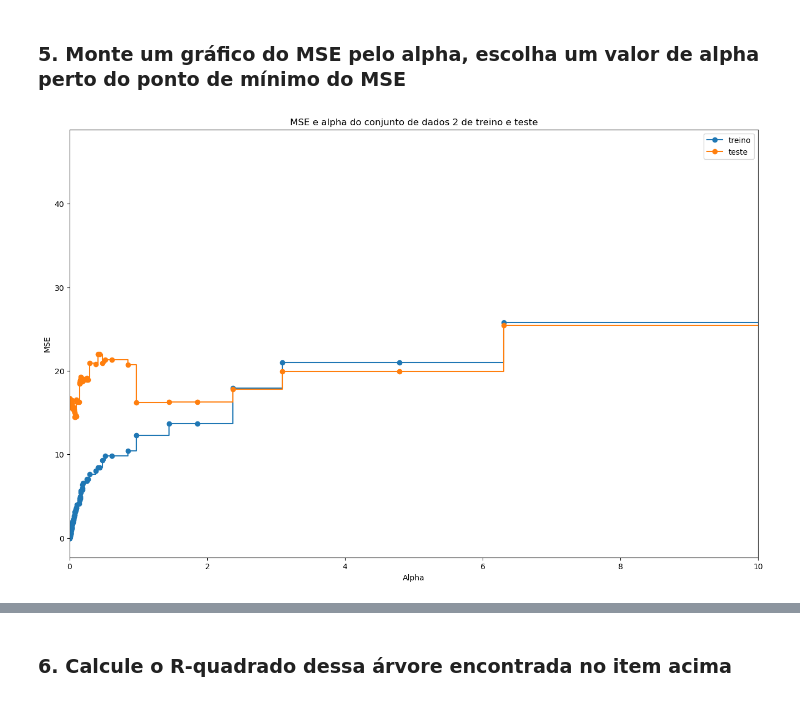
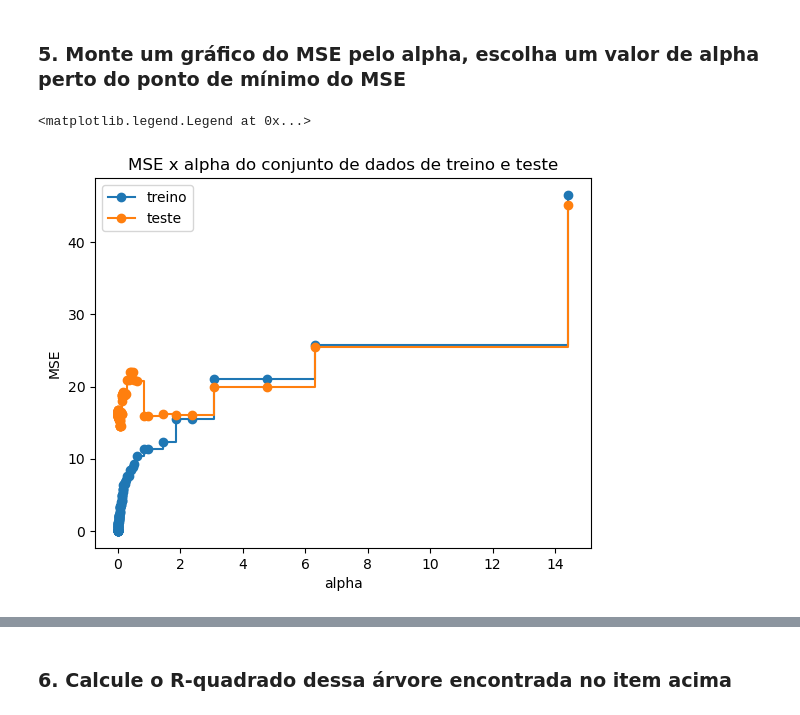
Before and after one commit to rr-mochiccino/ebac-datascience, a Jupyter notebook: Modulo11Ex02.ipynb, the cells around one changed output, grey strips where cells are left out. Saved outputs shown, nothing was run; the diff lists cells and outputs as text; code cells hidden in the pictures.

```diff
--- a/Modulo11Ex02.ipynb
+++ b/Modulo11Ex02.ipynb
@@ -130,20 +130,13 @@ test_scores2 = [mean_squared_error(y_test, clf.predict(X_test)) for clf in clfs2
 # %%
 import matplotlib.pyplot as plt
 
-ccp_alphas1 = ccp_alphas1[:-1]
-train_scores1 = train_scores2[:len(ccp_alphas2)]
-test_scores1 = test_scores2[:len(ccp_alphas2)]
-fig, ax = plt.subplots (figsize = (16,10))
-
-ax.set_xlabel("Alpha")
+fig, ax = plt.subplots()
+ax.set_xlabel("alpha")
 ax.set_ylabel("MSE")
-ax.set_title("MSE e alpha do conjunto de dados 2 de treino e teste")
-ax.plot(ccp_alphas2, train_scores2, marker='o', label="treino", drawstyle = "steps-post")
-ax.plot(ccp_alphas2, test_scores2, marker='o', label="teste",drawstyle = "steps-post")
-plt.xlim(0.0, 10)
-
+ax.set_title("MSE x alpha do conjunto de dados de treino e teste")
+ax.plot(ccp_alphas2[:-1], train_scores2[:-1], marker = 'o', label = "treino", drawstyle ="steps-post")
+ax.plot(ccp_alphas2[:-1], test_scores2[:-1], marker='o', label="teste", drawstyle="steps-post")
 ax.legend()
-
-plt.show()
 # %% [output]
+<matplotlib.legend.Legend at 0x...>
-[figure, old version]
+[figure, new version]
```
Also changed, not shown: parts of 3 cells of this notebook.
